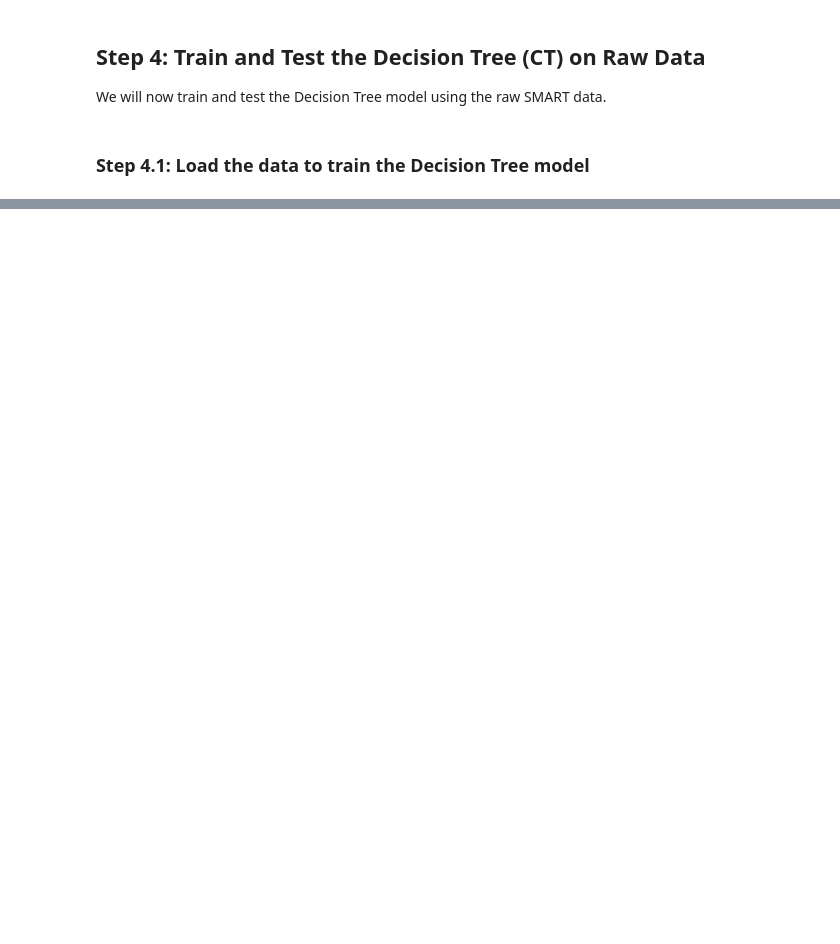
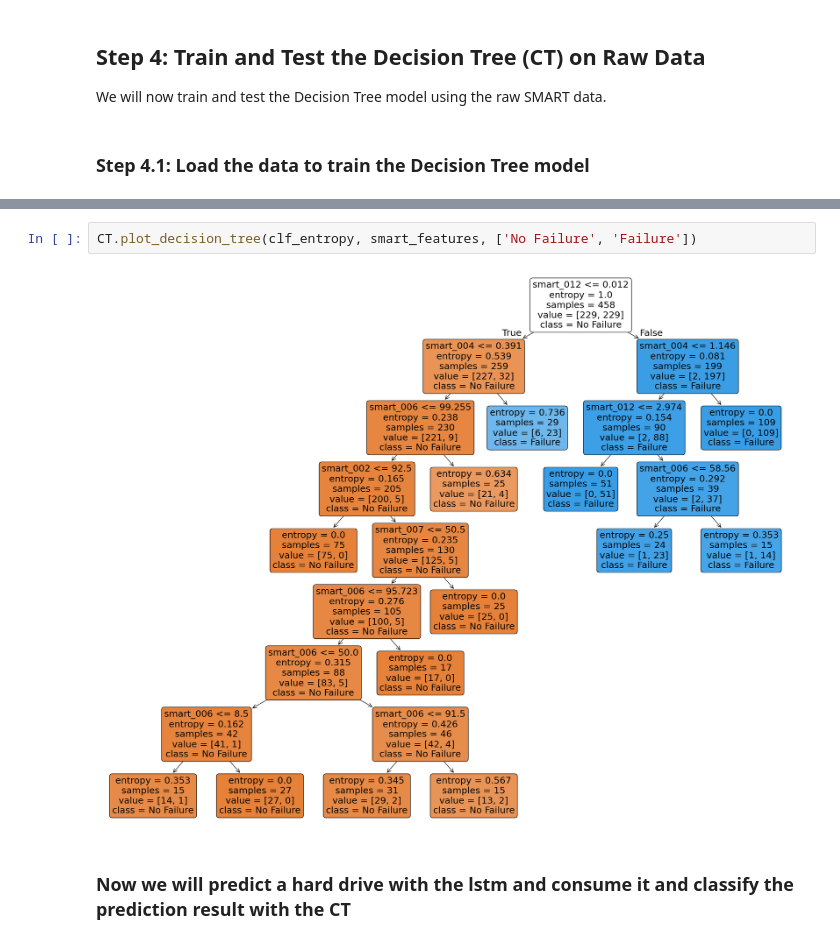
Before and after one commit to InakiOG/hd-failure-prediction, a Jupyter notebook: notebooks/thesis.ipynb, the cells around one changed output, grey strips where cells are left out. Drawn from its saved outputs; the diff is of its cells as text; blank space fills up the shorter version.

```diff
--- a/notebooks/thesis.ipynb
+++ b/notebooks/thesis.ipynb
@@ -290,0 +287,6 @@ print("Pipeline complete! You have now trained, tested, and integrated LSTM and
+# %%
+CT.plot_decision_tree(clf_entropy, smart_features, ['No Failure', 'Failure'])
+# %% [output]
+[figure, added]
+# %% [markdown]
+### Now we will predict a hard drive with the lstm and consume it and classify the prediction result with the CT
```
Also changed, not shown: parts of 28 cells of this notebook.
